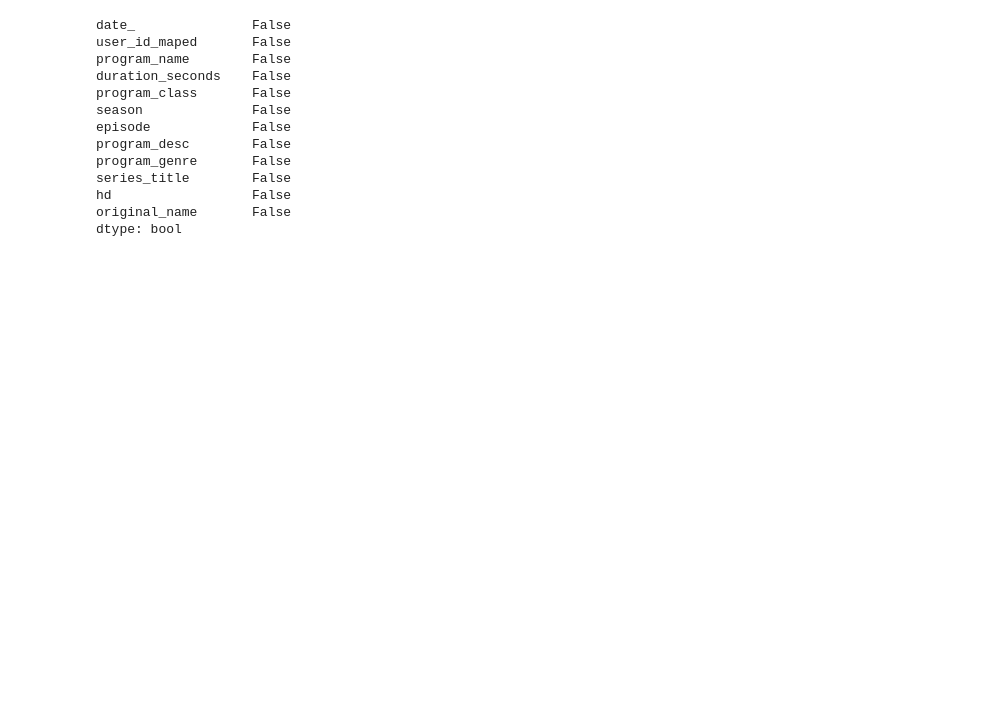
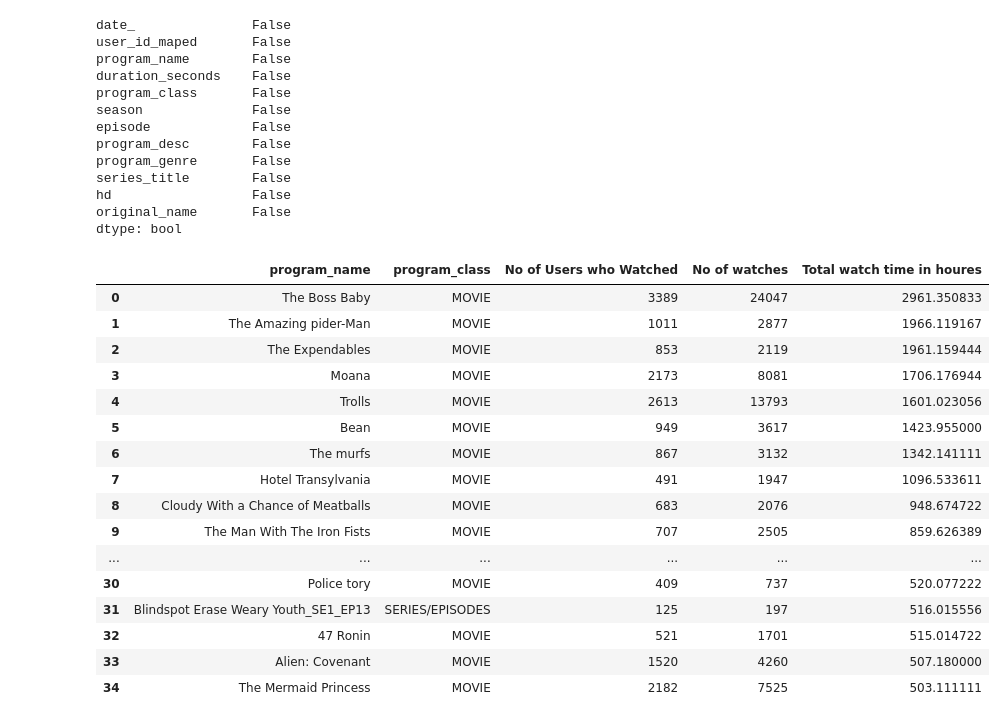
Before and after one commit to eman414/eman, a Jupyter notebook: Untitled0.ipynb, the cells around one changed output. Cells and saved outputs as stored; diff of their text form; code cells hidden in the pictures; blank space fills up the shorter version.

```diff
--- a/Untitled0.ipynb
+++ b/Untitled0.ipynb
@@ -93,3 +93,38 @@ series_title        False
 hd                  False
 original_name       False
 dtype: bool
+# %%
+dft1=dataframet1.copy()
+# %%
+# Here we try to get the most watched movies (Total Views / Total Users Views / Total watch time)
+# For series we concatenated the Session episode to differentiate between episodes
+grouped=dft1.copy()
+grouped.loc[grouped['program_class'] == 'SERIES/EPISODES', 'program_name'] = grouped['program_name']+'_SE'+grouped['season'].astype(str)+'_EP'+grouped['episode'].astype(str)
+grouped = grouped.groupby(['program_name','program_class'])\
+.agg({'user_id_maped': [('co1', 'nunique'),('co2', 'count')],\
+      'duration_seconds': [('co3', 'sum')] }).reset_index()
+grouped.columns = ['program_name','program_class','No of Users who Watched', 'No of watches', 'Total watch time in seconds']
+grouped['Total watch time in houres']=grouped['Total watch time in seconds']/3600
+grouped = grouped.drop(columns=['Total watch time in seconds'])
+grouped = grouped.sort_values(by=['Total watch time in houres', 'No of watches','No of Users who Watched'], ascending=False).reset_index(drop=True)
+# %%
+# show the result
+grouped.head(35)
+# %% [output]
+|  | program_name | program_class | No of Users who Watched | No of watches | Total watch time in houres |
+| 0 | The Boss Baby | MOVIE | 3389 | 24047 | 2961.350833 |
+| 1 | The Amazing pider-Man | MOVIE | 1011 | 2877 | 1966.119167 |
+| 2 | The Expendables | MOVIE | 853 | 2119 | 1961.159444 |
+| 3 | Moana | MOVIE | 2173 | 8081 | 1706.176944 |
+| 4 | Trolls | MOVIE | 2613 | 13793 | 1601.023056 |
+| 5 | Bean | MOVIE | 949 | 3617 | 1423.955000 |
+| 6 | The murfs | MOVIE | 867 | 3132 | 1342.141111 |
+| 7 | Hotel Transylvania | MOVIE | 491 | 1947 | 1096.533611 |
+| 8 | Cloudy With a Chance of Meatballs | MOVIE | 683 | 2076 | 948.674722 |
+| 9 | The Man With The Iron Fists | MOVIE | 707 | 2505 | 859.626389 |
+| ... | ... | ... | ... | ... | ... |
+| 30 | Police tory | MOVIE | 409 | 737 | 520.077222 |
+| 31 | Blindspot Erase Weary Youth_SE1_EP13 | SERIES/EPISODES | 125 | 197 | 516.015556 |
+| 32 | 47 Ronin | MOVIE | 521 | 1701 | 515.014722 |
+| 33 | Alien: Covenant | MOVIE | 1520 | 4260 | 507.180000 |
+| 34 | The Mermaid Princess | MOVIE | 2182 | 7525 | 503.111111 |
```
Also changed, not shown: parts of 5 cells of this notebook.
